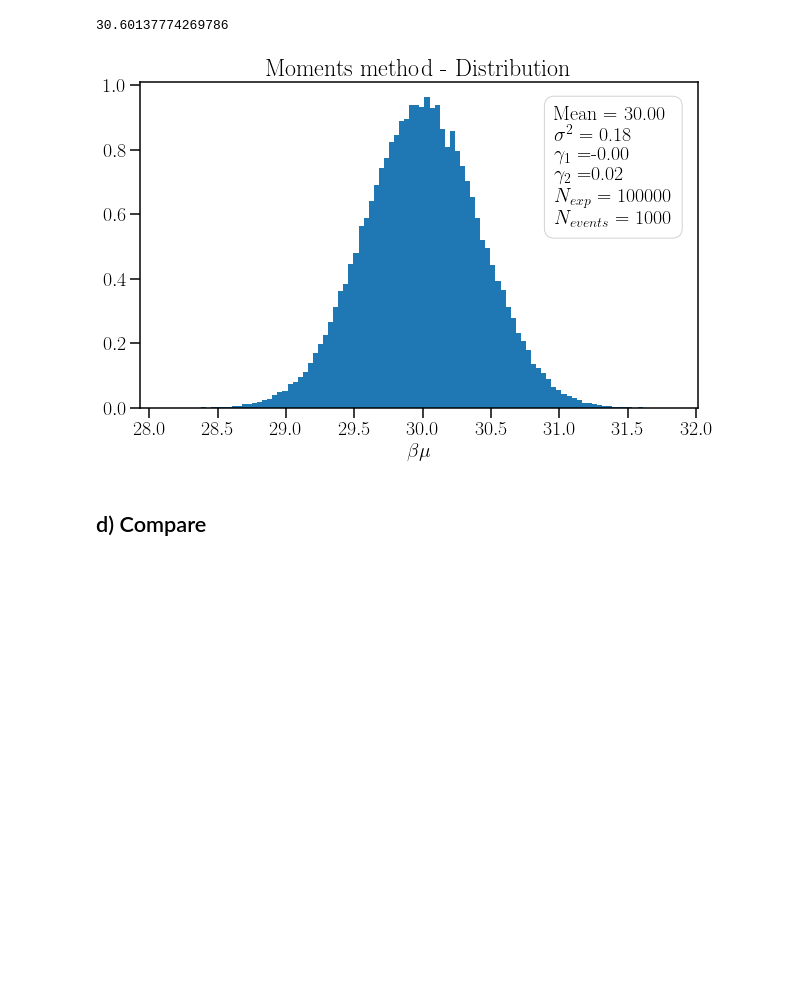
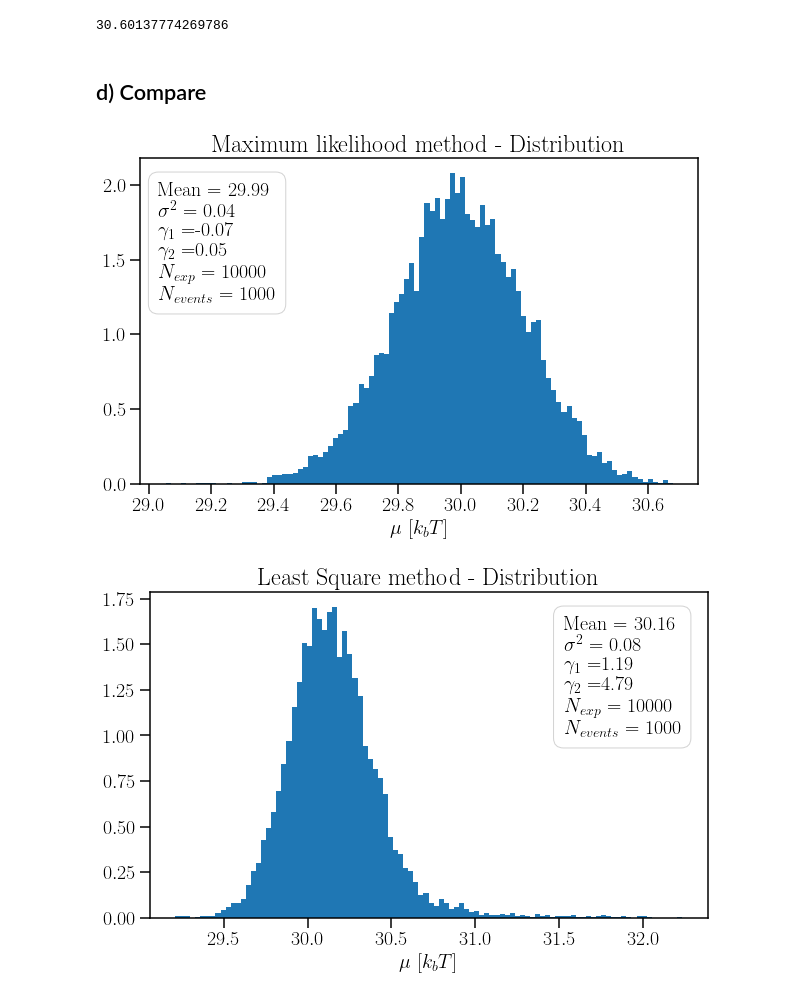
Before and after one commit to Nayaqs/stats, a Jupyter notebook: FinalProject-Andres.ipynb, the cells around one changed output. Saved outputs shown, nothing was run; the diff lists cells and outputs as text; code cells hidden in the pictures; blank space fills up the shorter version.

```diff
--- a/FinalProject-Andres.ipynb
+++ b/FinalProject-Andres.ipynb
@@ -528,19 +471,45 @@ del n, data
-# %%
-plt.hist(par_nc,100,density=True)
-plt.figtext(0.7,0.55,
-            'Mean = %0.2f'%par_nc.mean()+
-            '\n$\sigma^2 =$ %0.2f'%par_nc.var()+
-            '\n$\gamma_1 = $%0.2f'%stats.skew(par_nc)+
-            '\n$\gamma_2 = $%0.2f'%stats.kurtosis(par_nc)+
-            '\n$N_{exp} =$ %i'%Nexp4c+
-            '\n$N_{events} = %i$'%N4
-            ,bbox=dict(facecolor='white', edgecolor='lightgrey', boxstyle='round', pad=0.5))
-
-
-plt.title("Moments method - Distribution")
-plt.xlabel(r'$\mu$ [$k_b T$]')
-plt.show()
-# %% [output]
-[figure, removed]
 # %% [markdown]
 ## d) Compare
+# %%
+Nexp4 = int(1e4)
+par_na = np.zeros(Nexp4)
+par_nb = np.zeros(Nexp4)
+par_nc = np.zeros(Nexp4)
+
+for n in range(Nexp4):
+    #Data generation
+    data = MCgenFix(N4,alpha=alpha4)
+
+    #Maximum likelihood
+    par_na[n] = minimize_scalar(lambda x: logLH(x,data), method = 'bounded', bounds = [alpha_min,alpha_max]).x
+
+    #Least Square
+    num, bins = np.histogram(data,nbins4)[:2]
+    par_nb[n] = minimize_scalar(lambda x: leastSquare(x,num,bins), method = 'Bounded', bounds = [alpha_min,alpha_max]).x
+
+    #Moments
+    par_nc[n] = pdf_mean_inv(data.mean())
+
+del n, data, num, bins
+# %%
+methods = ['Maximum likelihood', 'Least Square', 'Moments']
+par_lists = [par_na, par_nb, par_nc]
+xpos = [0.15,0.7,0.7]
+
+for i in range(3):
+    plt.hist(par_lists[i],100,density=True)
+    plt.figtext(xpos[i],0.55,
+            'Mean = %0.2f'%par_lists[i].mean()+
+            '\n$\sigma^2 =$ %0.2f'%par_lists[i].var()+
+            '\n$\gamma_1 = $%0.2f'%stats.skew(par_lists[i])+
+            '\n$\gamma_2 = $%0.2f'%stats.kurtosis(par_lists[i])+
+            '\n$N_{exp} =$ %i'%Nexp4+
+            '\n$N_{events} = %i$'%N4
+            ,bbox=dict(facecolor='white', edgecolor='lightgrey', boxstyle='round', pad=0.5))
+
+    plt.title(r"%s Method - Distribution"%methods[i])
+    plt.xlabel(r'$\mu$ [$k_b T$]')
+    plt.show()
+# %% [output]
+[figure, added]
+[figure, added]
```
Also changed, not shown: parts of 10 cells of this notebook.
